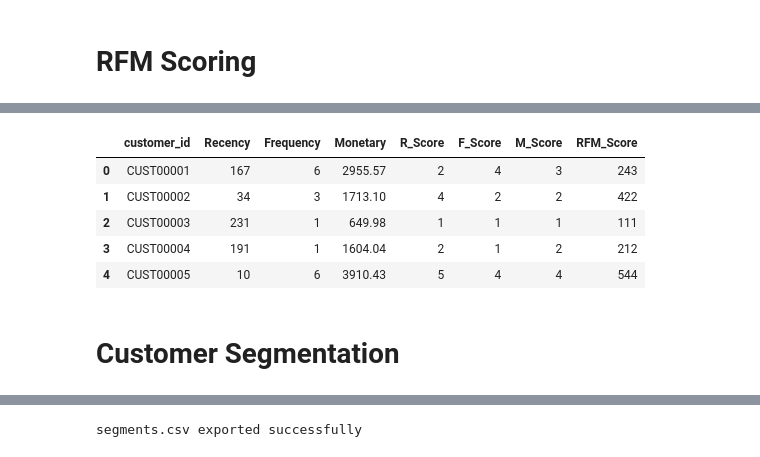
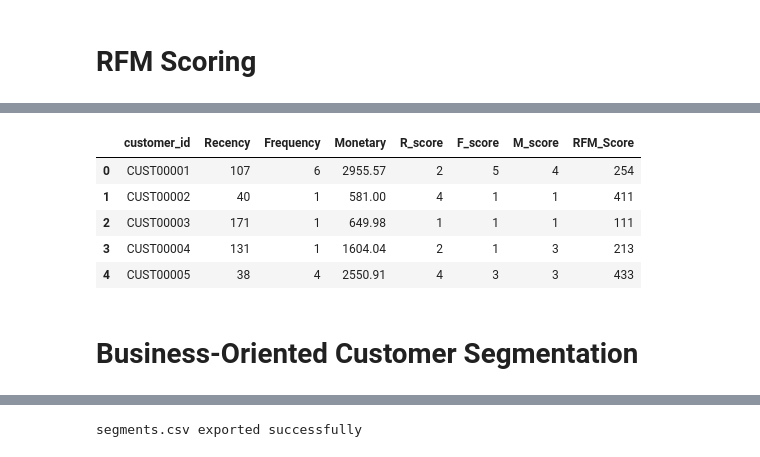
Before and after one commit to GuDLish/d2c-rfm-segmentation, a Jupyter notebook: rfm_segmentation.ipynb, the cells around one changed output, grey strips where cells are left out. Saved outputs shown, nothing was run; the diff lists cells and outputs as text; code cells hidden in the pictures.

```diff
--- a/rfm_segmentation.ipynb
+++ b/rfm_segmentation.ipynb
@@ -79,17 +113,11 @@ Reference Date: 2025-11-29 00:00:00
 # %%
-# Calculate RFM metrics
-
-rfm = orders.groupby('customer_id').agg({
+rfm = orders_pre_snapshot.groupby('customer_id').agg({
     'order_date': lambda x: (reference_date - x.max()).days,
     'order_id': 'count',
     'gross_amount': 'sum'
-})
+}).reset_index()
 
-# Rename columns
-rfm.columns = ['Recency', 'Frequency', 'Monetary']
-
-# Reset index
-rfm = rfm.reset_index()
+rfm.columns = ['customer_id', 'Recency', 'Frequency', 'Monetary']
 
 rfm.head()
 # %% [output]
@@ -114,12 +192,20 @@ rfm.describe()
 # %% [markdown]
 # RFM Scoring
 # %%
-# Create R, F, M scores
+rfm['R_score'] = pd.qcut(
+    rfm['Recency'],
+    5,
+    labels=[5,4,3,2,1]
+)
 
-rfm['R_Score'] = pd.qcut(rfm['Recency'], 5, labels=[5,4,3,2,1])
+rfm['F_score'] = pd.qcut(
+    rfm['Frequency'].rank(method='first'),
+    5,
+    labels=[1,2,3,4,5]
+)
 
-rfm['F_Score'] = pd.qcut(rfm['Frequency'].rank(method='first'), 5, labels=[1,2,3,4,5])
-
-rfm['M_Score'] = pd.qcut(rfm['Monetary'], 5, labels=[1,2,3,4,5])
-
-rfm.head()
+rfm['M_score'] = pd.qcut(
+    rfm['Monetary'],
+    5,
+    labels=[1,2,3,4,5]
+)
@@ -133,19 +212,17 @@ rfm.head()
 # %%
-# Combine RFM scores
-
 rfm['RFM_Score'] = (
-    rfm['R_Score'].astype(str) +
-    rfm['F_Score'].astype(str) +
-    rfm['M_Score'].astype(str)
+    rfm['R_score'].astype(str) +
+    rfm['F_score'].astype(str) +
+    rfm['M_score'].astype(str)
 )
 
 rfm.head()
 # %% [output]
-|  | customer_id | Recency | Frequency | Monetary | R_Score | F_Score | M_Score | RFM_Score |
-| 0 | CUST00001 | 167 | 6 | 2955.57 | 2 | 4 | 3 | 243 |
-| 1 | CUST00002 | 34 | 3 | 1713.10 | 4 | 2 | 2 | 422 |
-| 2 | CUST00003 | 231 | 1 | 649.98 | 1 | 1 | 1 | 111 |
-| 3 | CUST00004 | 191 | 1 | 1604.04 | 2 | 1 | 2 | 212 |
-| 4 | CUST00005 | 10 | 6 | 3910.43 | 5 | 4 | 4 | 544 |
+|  | customer_id | Recency | Frequency | Monetary | R_score | F_score | M_score | RFM_Score |
+| 0 | CUST00001 | 107 | 6 | 2955.57 | 2 | 5 | 4 | 254 |
+| 1 | CUST00002 | 40 | 1 | 581.00 | 4 | 1 | 1 | 411 |
+| 2 | CUST00003 | 171 | 1 | 649.98 | 1 | 1 | 1 | 111 |
+| 3 | CUST00004 | 131 | 1 | 1604.04 | 2 | 1 | 3 | 213 |
+| 4 | CUST00005 | 38 | 4 | 2550.91 | 4 | 3 | 3 | 433 |
 # %% [markdown]
-# Customer Segmentation
+# Business-Oriented Customer Segmentation
```
Also changed, not shown: parts of 52 cells of this notebook, 5 other files.
